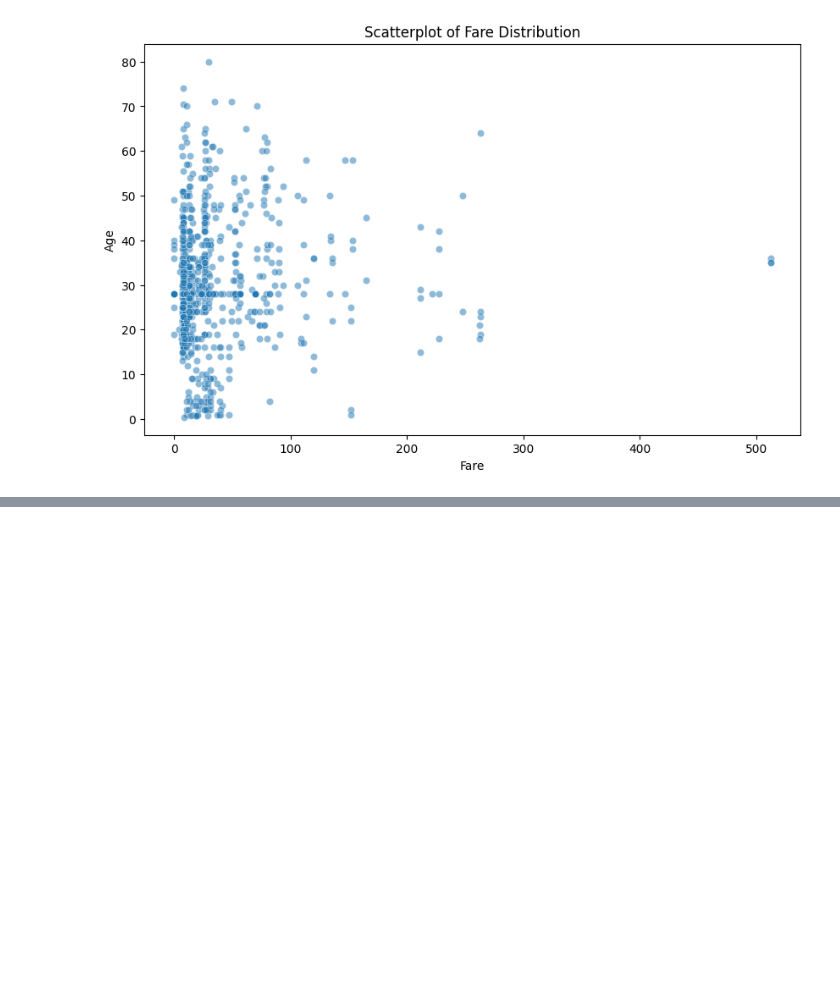
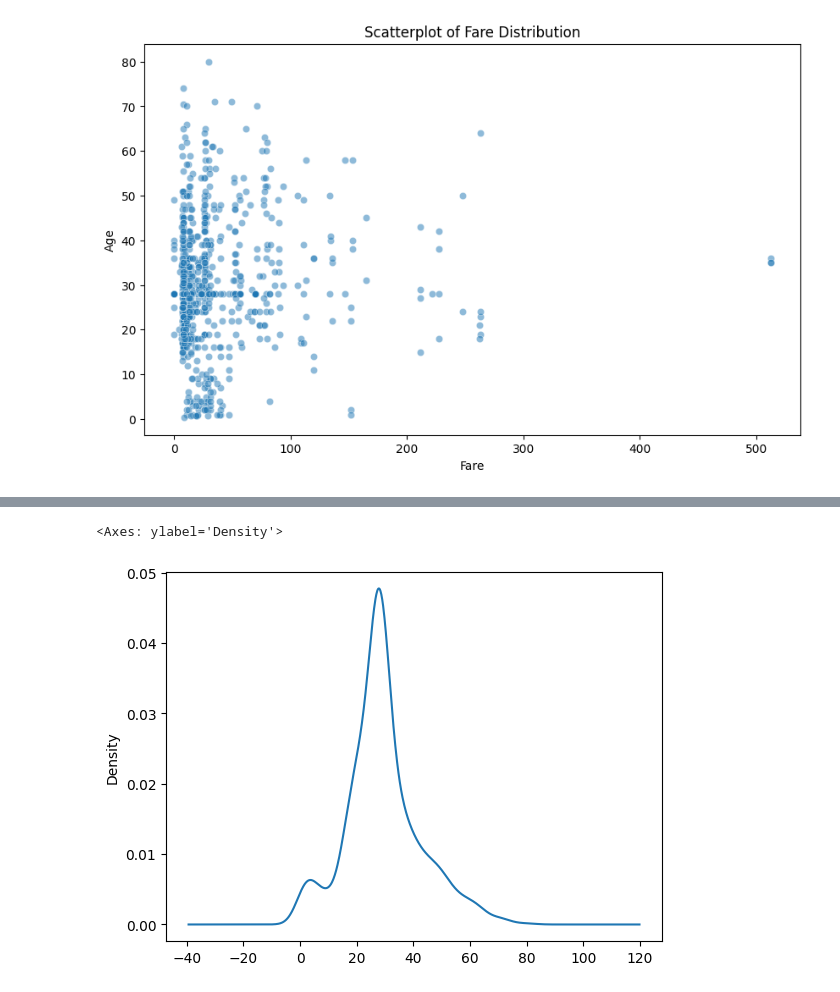
Before and after one commit to AaryanGole26/PRODIGY_DS, a Jupyter notebook: Prodigy_DS_02.ipynb, the cells around one changed output, grey strips where cells are left out. Drawn from its saved outputs; the diff is of its cells as text; code cells hidden in the pictures; blank space fills up the shorter version.

```diff
--- a/Prodigy_DS_02.ipynb
+++ b/Prodigy_DS_02.ipynb
@@ -130,0 +134,5 @@ pyplt.show()
+# %%
+df['Age'].plot(kind='kde')
+# %% [output]
+<Axes: ylabel='Density'>
+[figure, added]
```
Also changed, not shown: parts of 35 cells of this notebook.
